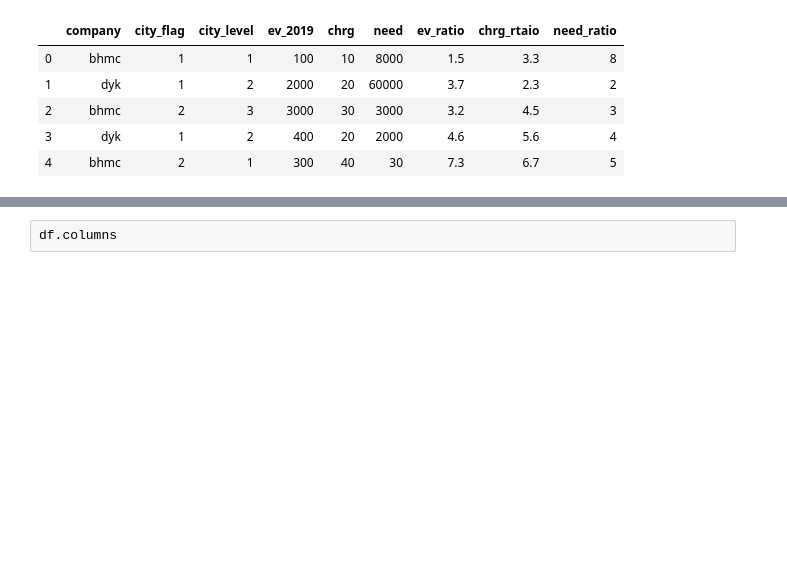
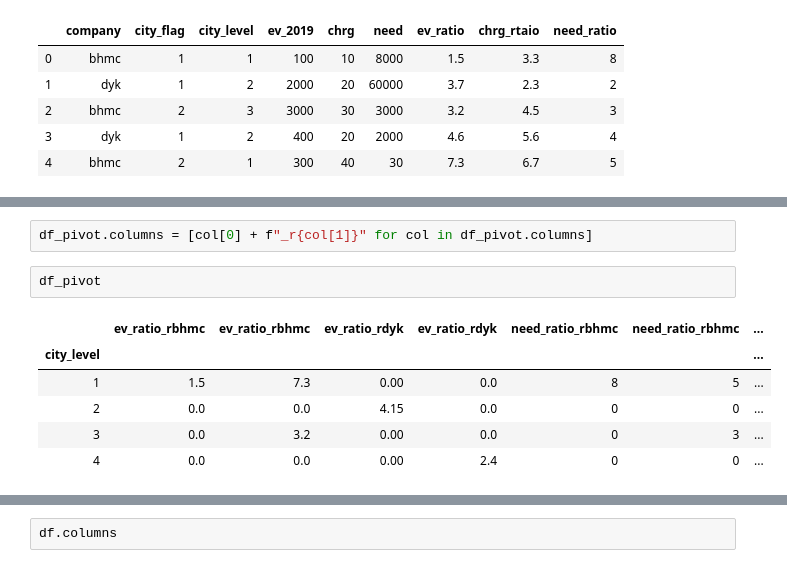
Before and after one commit to bbiyongel/TIL, a Jupyter notebook: visualization/pairgrid_v0.ipynb, the cells around one changed output, grey strips where cells are left out. Cells and saved outputs as stored; diff of their text form; blank space fills up the shorter version.

```diff
--- a/visualization/pairgrid.ipynb
+++ b/visualization/pairgrid_v0.ipynb
@@ -20,0 +50,11 @@ df.head()
+# %%
+df_pivot.columns = [col[0] + f"_r{col[1]}" for col in df_pivot.columns]
+# %%
+df_pivot
+# %% [output]
+|  | ev_ratio_rbhmc | ev_ratio_rbhmc | ev_ratio_rdyk | ev_ratio_rdyk | need_ratio_rbhmc | need_ratio_rbhmc | ... |
+| city_level |  |  |  |  |  |  | ... |
+| 1 | 1.5 | 7.3 | 0.00 | 0.0 | 8 | 5 | ... |
+| 2 | 0.0 | 0.0 | 4.15 | 0.0 | 0 | 0 | ... |
+| 3 | 0.0 | 3.2 | 0.00 | 0.0 | 0 | 3 | ... |
+| 4 | 0.0 | 0.0 | 0.00 | 2.4 | 0 | 0 | ... |
```
Also changed, not shown: parts of 41 cells of this notebook, 7 other files.
